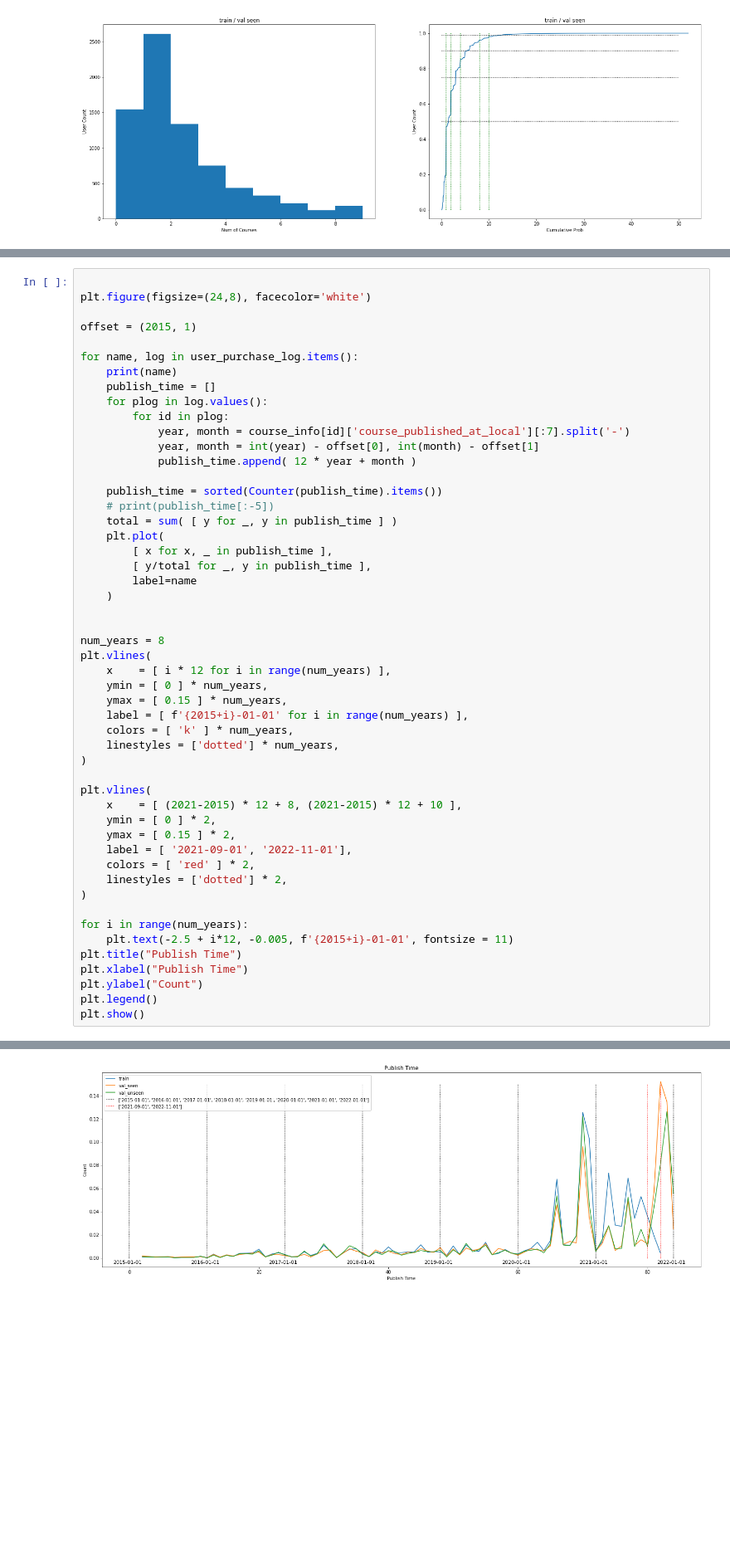
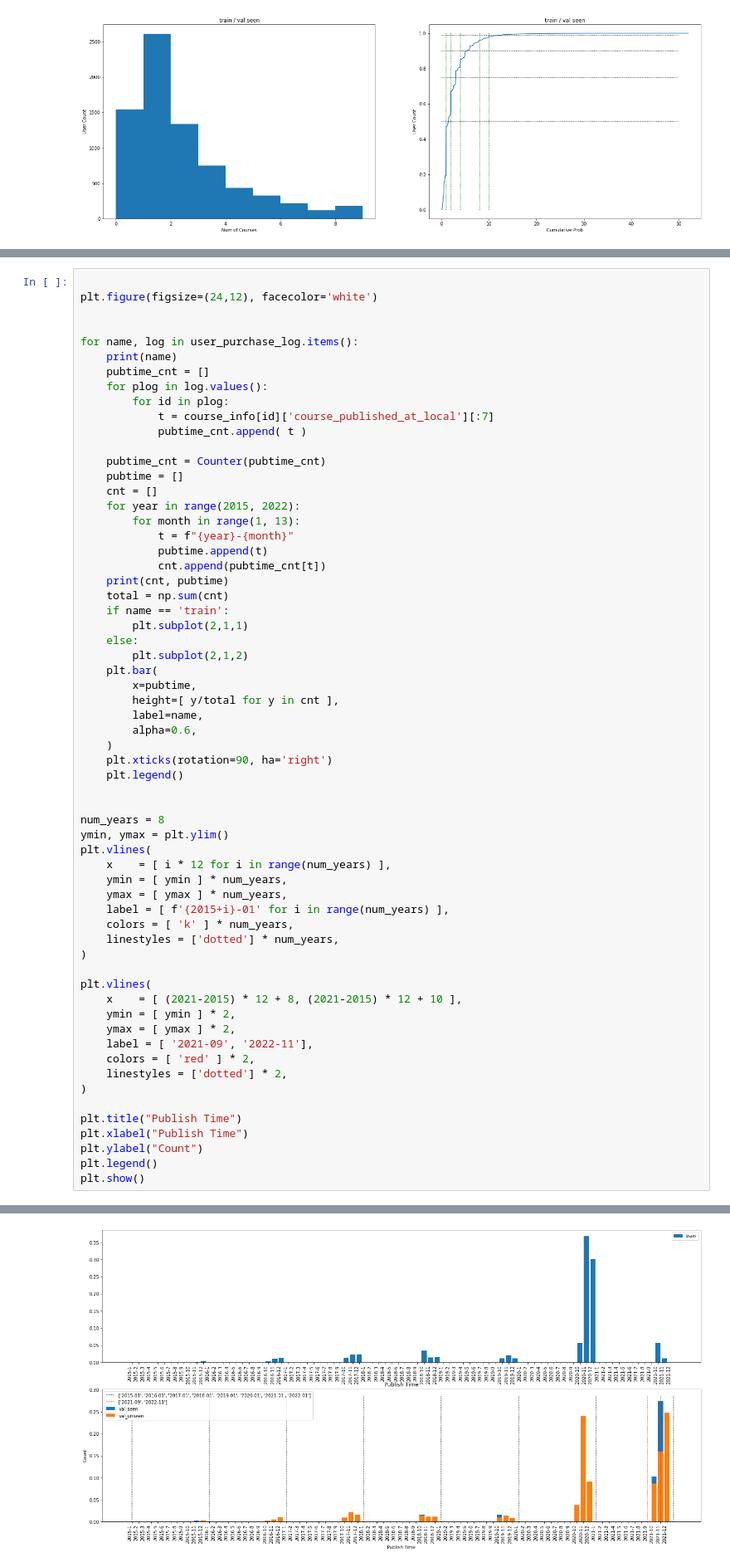
Before and after one commit to hsuck/ADL22-final-project, a Jupyter notebook: notebook/course_analysis.ipynb, the cells around one changed output, grey strips where cells are left out. Shown: that part at 83% size. Drawn from its saved outputs; the diff is of its cells as text; blank space fills up the shorter version.

Commit message:
[Analysis] Fix Time interval for Prob( purchase | Publish-Time)

```diff
--- a/notebook/course_analysis.ipynb
+++ b/notebook/course_analysis.ipynb
@@ -296,50 +296,61 @@ Notio...:       1.76 %  2680 $
 [figure]
 # %%
 
-plt.figure(figsize=(24,8), facecolor='white')
+plt.figure(figsize=(24,12), facecolor='white')
 
-offset = (2015, 1)
 
 for name, log in user_purchase_log.items():
     print(name)
-    publish_time = []
+    pubtime_cnt = []
     for plog in log.values():
         for id in plog:
-            year, month = course_info[id]['course_published_at_local'][:7].split('-')
-            year, month = int(year) - offset[0], int(month) - offset[1]
-            publish_time.append( 12 * year + month )
+            t = course_info[id]['course_published_at_local'][:7]
+            pubtime_cnt.append( t )
 
-    publish_time = sorted(Counter(publish_time).items())
-    # print(publish_time[:-5])
-    total = sum( [ y for _, y in publish_time ] )
-    plt.plot(
-        [ x for x, _ in publish_time ],
-        [ y/total for _, y in publish_time ],
-        label=name
+    pubtime_cnt = Counter(pubtime_cnt)
+    pubtime = []
+    cnt = []
+    for year in range(2015, 2022):
+        for month in range(1, 13):
+            t = f"{year}-{month}"
+            pubtime.append(t)
+            cnt.append(pubtime_cnt[t])
+    print(cnt, pubtime)
+    total = np.sum(cnt)
+    if name == 'train':
+        plt.subplot(2,1,1)
+    else:
+        plt.subplot(2,1,2)
+    plt.bar(
+        x=pubtime,
+        height=[ y/total for y in cnt ],
+        label=name,
+        alpha=0.6,
     )
+    plt.xticks(rotation=90, ha='right')
+    plt.legend()
 
 
 num_years = 8
+ymin, ymax = plt.ylim()
 plt.vlines(
     x    = [ i * 12 for i in range(num_years) ],
-    ymin = [ 0 ] * num_years,
-    ymax = [ 0.15 ] * num_years,
-    label = [ f'{2015+i}-01-01' for i in range(num_years) ],
+    ymin = [ ymin ] * num_years,
+    ymax = [ ymax ] * num_years,
+    label = [ f'{2015+i}-01' for i in range(num_years) ],
     colors = [ 'k' ] * num_years,
     linestyles = ['dotted'] * num_years,
 )
 
 plt.vlines(
     x    = [ (2021-2015) * 12 + 8, (2021-2015) * 12 + 10 ],
-    ymin = [ 0 ] * 2,
-    ymax = [ 0.15 ] * 2,
-    label = [ '2021-09-01', '2022-11-01'],
+    ymin = [ ymin ] * 2,
+    ymax = [ ymax ] * 2,
+    label = [ '2021-09', '2022-11'],
     colors = [ 'red' ] * 2,
     linestyles = ['dotted'] * 2,
 )
 
-for i in range(num_years):
-    plt.text(-2.5 + i*12, -0.005, f'{2015+i}-01-01', fontsize = 11)
 plt.title("Publish Time")
 plt.xlabel("Publish Time")
 plt.ylabel("Count")
@@ -352,4 +366,4 @@ val_unseen
-[figure, old version]
+[figure, new version]
 # %%
 time = []
 for course in course_info.values():
```
Also changed, not shown: parts of 1 cell of this notebook.
